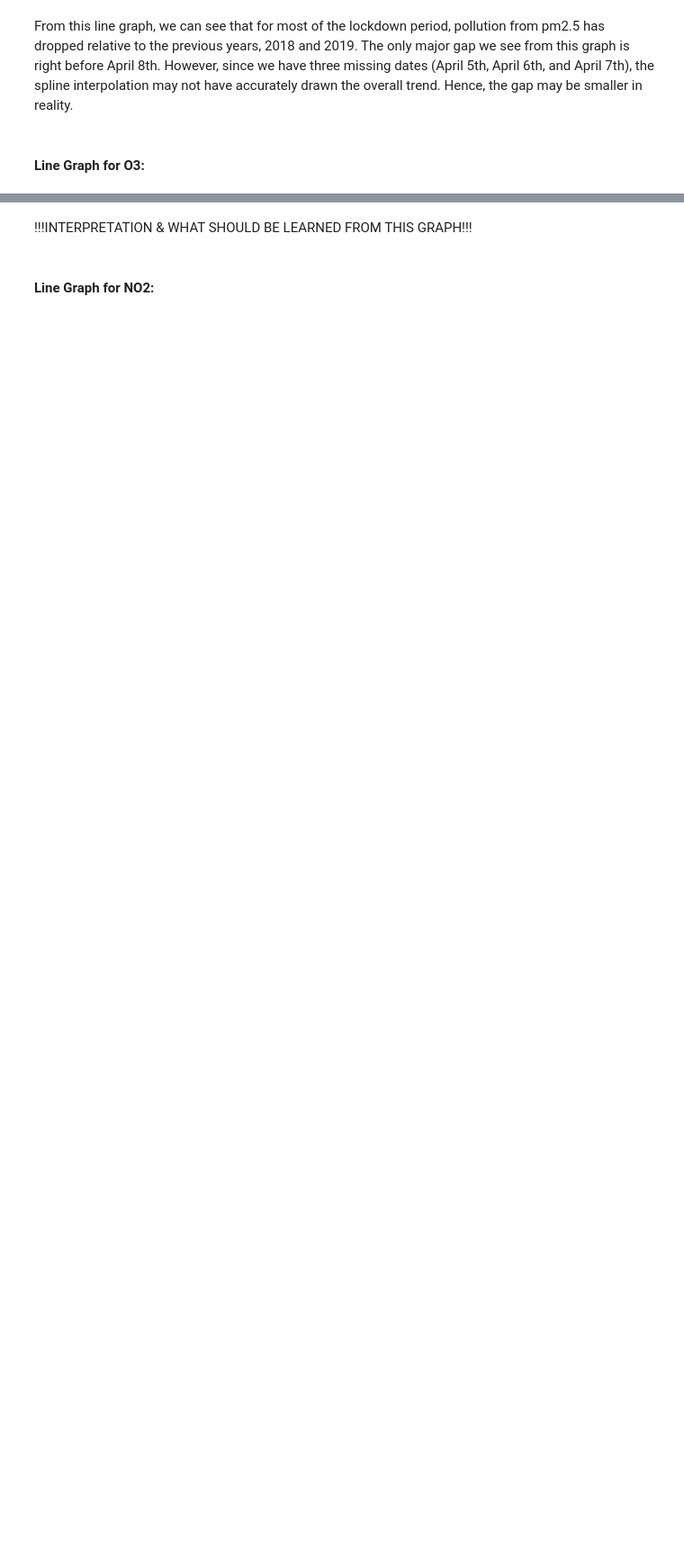
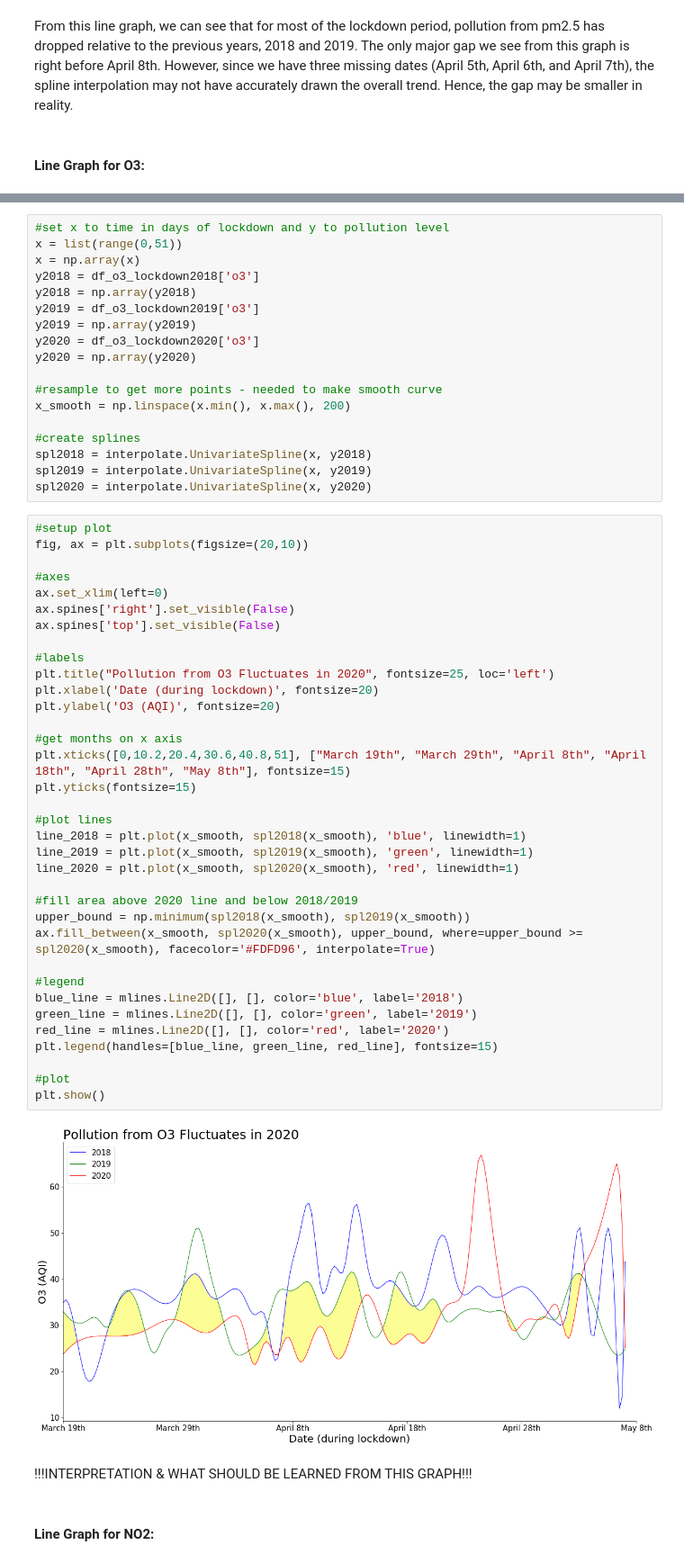
Before and after one commit to SandraVillamar/COVID-19-Lockdown-Affects-Air-Quality-in-LA, a Jupyter notebook: FinalProject_group22.ipynb, the cells around one changed output, grey strips where cells are left out. Shown at 90% size. Saved outputs shown, nothing was run; the diff lists cells and outputs as text; blank space fills up the shorter version.

Commit message:
Pollution line graphs and overview

```diff
--- a/FinalProject_group22.ipynb
+++ b/FinalProject_group22.ipynb
@@ -342,3 +325,58 @@ plt.show()
+# %%
+#set x to time in days of lockdown and y to pollution level
+x = list(range(0,51))
+x = np.array(x)
+y2018 = df_o3_lockdown2018['o3']
+y2018 = np.array(y2018)
+y2019 = df_o3_lockdown2019['o3']
+y2019 = np.array(y2019)
+y2020 = df_o3_lockdown2020['o3']
+y2020 = np.array(y2020)
+
+#resample to get more points - needed to make smooth curve
+x_smooth = np.linspace(x.min(), x.max(), 200)
+
+#create splines
+spl2018 = interpolate.UnivariateSpline(x, y2018)
+spl2019 = interpolate.UnivariateSpline(x, y2019)
+spl2020 = interpolate.UnivariateSpline(x, y2020)
+# %%
+#setup plot
+fig, ax = plt.subplots(figsize=(20,10))
+
+#axes
+ax.set_xlim(left=0)
+ax.spines['right'].set_visible(False)
+ax.spines['top'].set_visible(False)
+
+#labels
+plt.title("Pollution from O3 Fluctuates in 2020", fontsize=25, loc='left')
+plt.xlabel('Date (during lockdown)', fontsize=20)
+plt.ylabel('O3 (AQI)', fontsize=20)
+
+#get months on x axis
+plt.xticks([0,10.2,20.4,30.6,40.8,51], ["March 19th", "March 29th", "April 8th", "April 18th", "April 28th", "May 8th"], fontsize=15)
+plt.yticks(fontsize=15)
+
+#plot lines
+line_2018 = plt.plot(x_smooth, spl2018(x_smooth), 'blue', linewidth=1)
+line_2019 = plt.plot(x_smooth, spl2019(x_smooth), 'green', linewidth=1)
+line_2020 = plt.plot(x_smooth, spl2020(x_smooth), 'red', linewidth=1)
+
+#fill area above 2020 line and below 2018/2019
+upper_bound = np.minimum(spl2018(x_smooth), spl2019(x_smooth))
+ax.fill_between(x_smooth, spl2020(x_smooth), upper_bound, where=upper_bound >= spl2020(x_smooth), facecolor='#FDFD96', interpolate=True)
+
+#legend
+blue_line = mlines.Line2D([], [], color='blue', label='2018')
+green_line = mlines.Line2D([], [], color='green', label='2019')
+red_line = mlines.Line2D([], [], color='red', label='2020')
+plt.legend(handles=[blue_line, green_line, red_line], fontsize=15)
+
+#plot
+plt.show()
+# %% [output]
+[figure, added]
 # %% [markdown]
 !!!INTERPRETATION & WHAT SHOULD BE LEARNED FROM THIS GRAPH!!!
 # %% [markdown]
```
Also changed, not shown: parts of 18 cells of this notebook.
